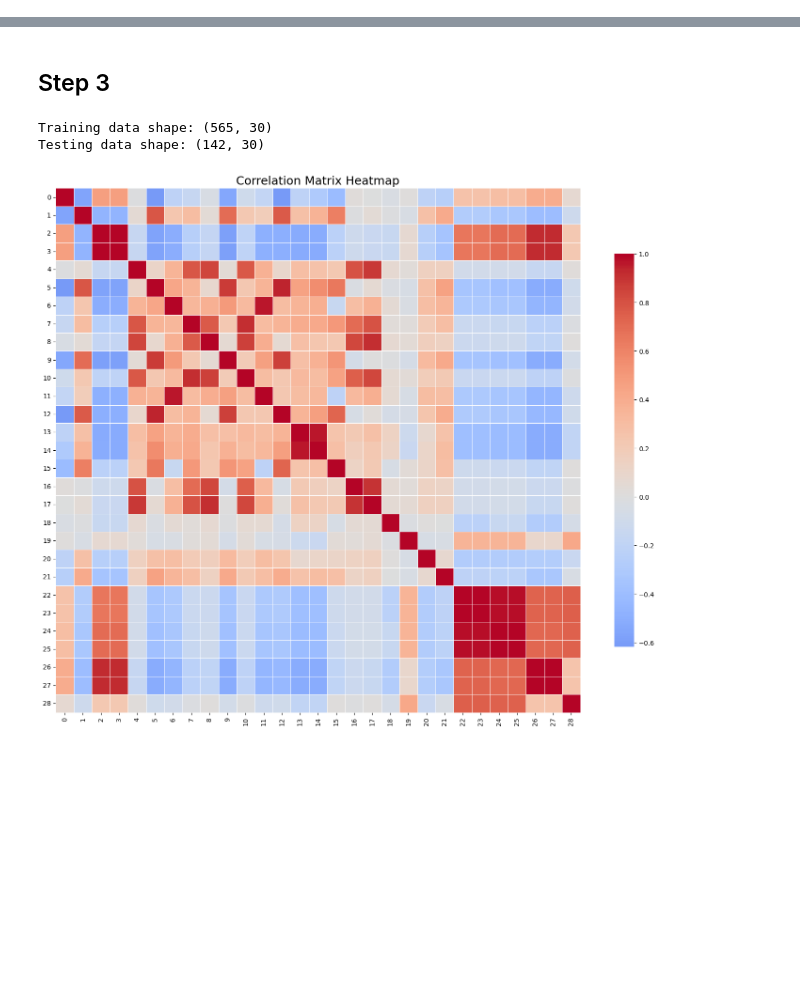
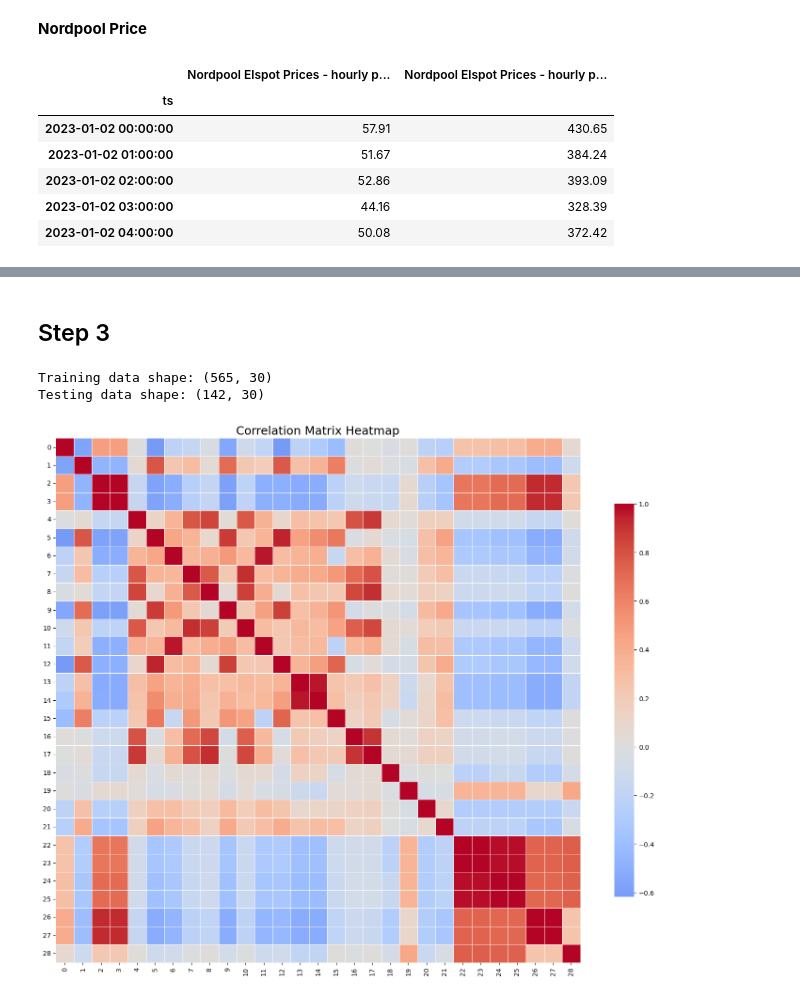
Before and after one commit to Max-f123/Machine_Learning_in_Energy_Systems, a Jupyter notebook: Assignment.ipynb, the cells around one changed output, grey strips where cells are left out. Saved outputs shown, nothing was run; the diff lists cells and outputs as text; code cells hidden in the pictures; blank space fills up the shorter version.

```diff
--- a/Assignment.ipynb
+++ b/Assignment.ipynb
@@ -68,0 +80,12 @@ DatetimeIndex(['2023-01-01 00:00:00', '2023-01-01 01:00:00',
+# %% [markdown]
+**Nordpool Price**
+# %%
+nordpool_price.head()
+# %% [output]
+|  | Nordpool Elspot Prices - hourly p... | Nordpool Elspot Prices - hourly p... |
+| ts |  |  |
+| 2023-01-02 00:00:00 | 57.91 | 430.65 |
+| 2023-01-02 01:00:00 | 51.67 | 384.24 |
+| 2023-01-02 02:00:00 | 52.86 | 393.09 |
+| 2023-01-02 03:00:00 | 44.16 | 328.39 |
+| 2023-01-02 04:00:00 | 50.08 | 372.42 |
```
Also changed, not shown: parts of 14 cells of this notebook, 1 other file.
